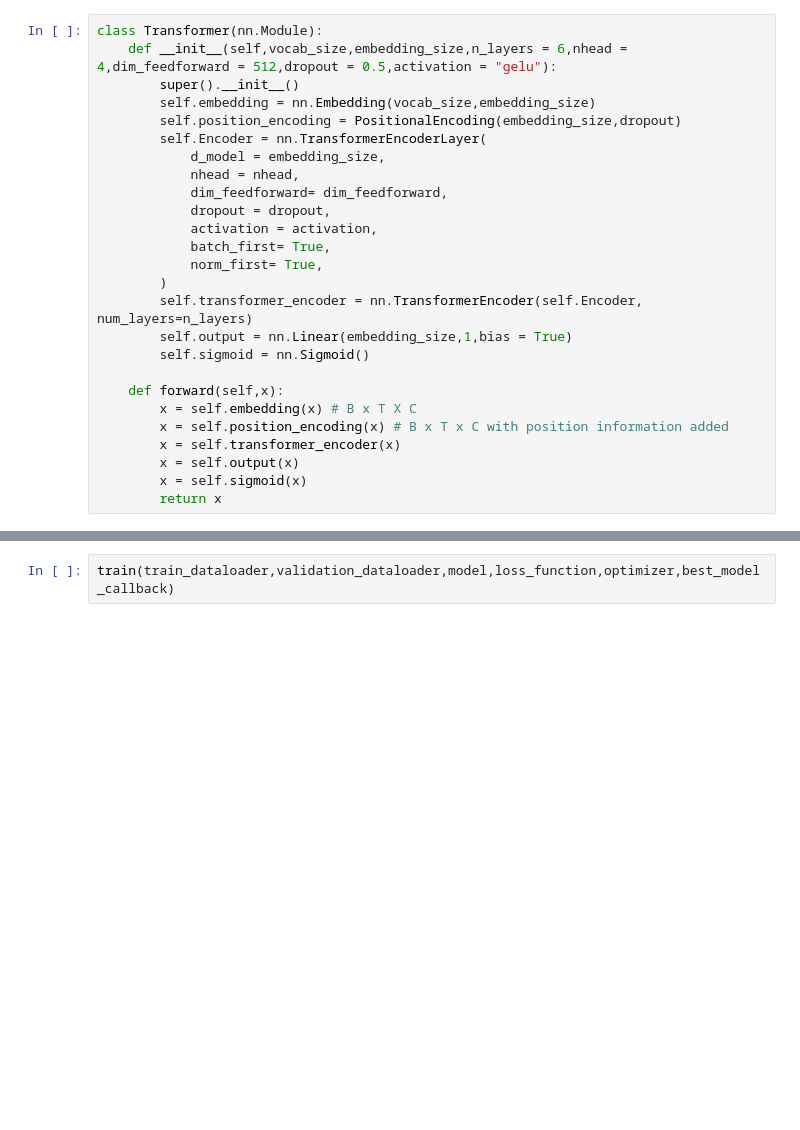
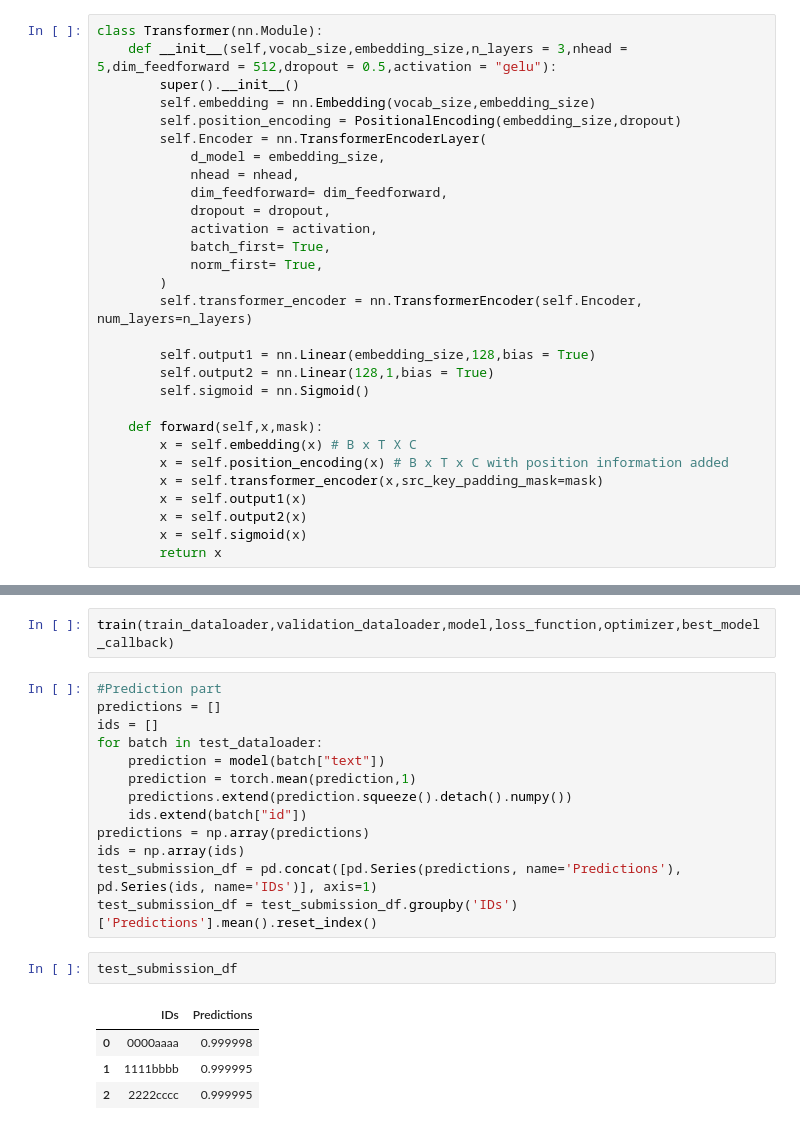
Before and after one commit to kirtan517/LLM---Detect-AI-Generated-Text, a Jupyter notebook: main.ipynb, the cells around one changed output, grey strips where cells are left out. Cells and saved outputs as stored; diff of their text form; blank space fills up the shorter version.

```diff
--- a/main.ipynb
+++ b/main.ipynb
@@ -257,7 +655,7 @@ class PositionalEncoding(nn.Module):  #@save
         return self.dropout(X)
 # %%
 class Transformer(nn.Module):
-    def __init__(self,vocab_size,embedding_size,n_layers = 6,nhead = 4,dim_feedforward = 512,dropout = 0.5,activation = "gelu"):
+    def __init__(self,vocab_size,embedding_size,n_layers = 3,nhead = 5,dim_feedforward = 512,dropout = 0.5,activation = "gelu"):
         super().__init__()
         self.embedding = nn.Embedding(vocab_size,embedding_size)
         self.position_encoding = PositionalEncoding(embedding_size,dropout)
@@ -271,14 +669,17 @@ class Transformer(nn.Module):
             norm_first= True,
         )
         self.transformer_encoder = nn.TransformerEncoder(self.Encoder, num_layers=n_layers)
-        self.output = nn.Linear(embedding_size,1,bias = True)
+
+        self.output1 = nn.Linear(embedding_size,128,bias = True)
+        self.output2 = nn.Linear(128,1,bias = True)
         self.sigmoid = nn.Sigmoid()
 
-    def forward(self,x):
+    def forward(self,x,mask):
         x = self.embedding(x) # B x T X C
         x = self.position_encoding(x) # B x T x C with position information added
-        x = self.transformer_encoder(x)
-        x = self.output(x)
+        x = self.transformer_encoder(x,src_key_padding_mask=mask)
+        x = self.output1(x)
+        x = self.output2(x)
         x = self.sigmoid(x)
         return x
 # %%
@@ -423,6 +868,26 @@ optimizer = optim.Adam(model.parameters(),lr=1e-3)
 best_model_callback = BestModelSaveCallback(save_path=os.path.join('best_model.pth'))
 # %%
 train(train_dataloader,validation_dataloader,model,loss_function,optimizer,best_model_callback)
+# %%
+#Prediction part
+predictions = []
+ids = []
+for batch in test_dataloader:
+    prediction = model(batch["text"])
+    prediction = torch.mean(prediction,1)
+    predictions.extend(prediction.squeeze().detach().numpy())
+    ids.extend(batch["id"])
+predictions = np.array(predictions)
+ids = np.array(ids)
+test_submission_df = pd.concat([pd.Series(predictions, name='Predictions'), pd.Series(ids, name='IDs')], axis=1)
+test_submission_df = test_submission_df.groupby('IDs')['Predictions'].mean().reset_index()
+# %%
+test_submission_df
+# %% [output]
+|  | IDs | Predictions |
+| 0 | 0000aaaa | 0.999998 |
+| 1 | 1111bbbb | 0.999995 |
+| 2 | 2222cccc | 0.999995 |
 # %%
 wandb.finish()
 # %% [output]
```
Also changed, not shown: parts of 27 cells of this notebook, 2 other files.
